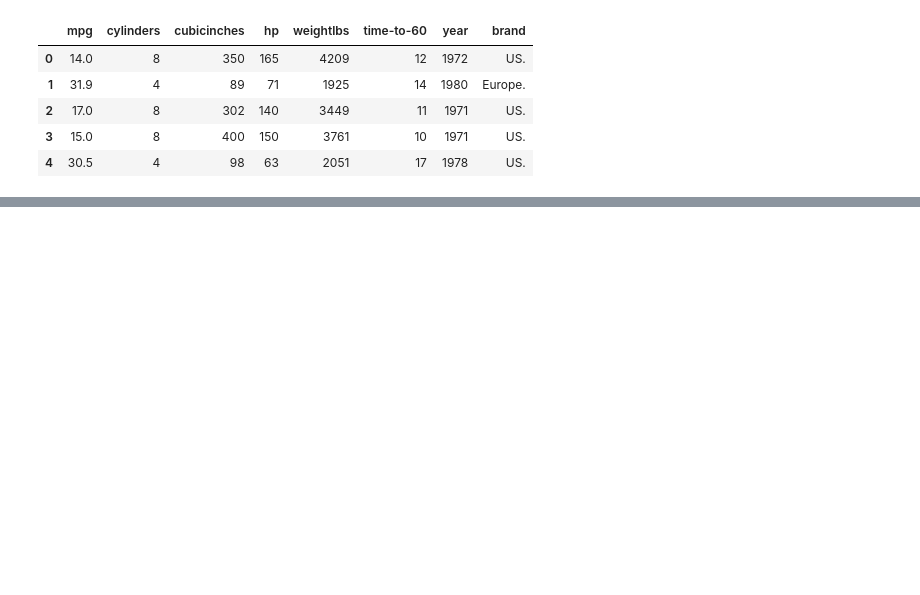
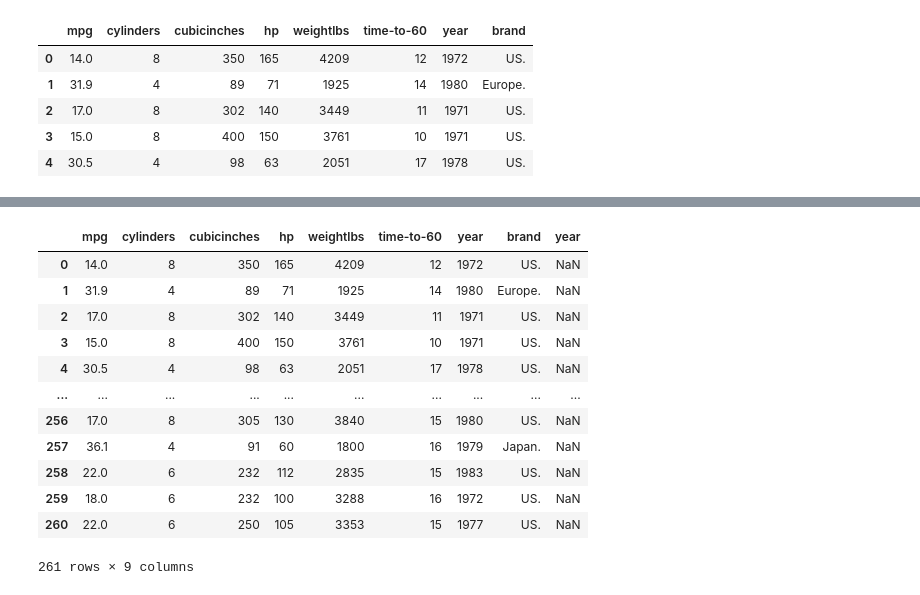
Before and after one commit to baxronovferuz1/DataScience_Np, a Jupyter notebook: Numpy_Pandas_practice.ipynb, the cells around one changed output, grey strips where cells are left out. Drawn from its saved outputs; the diff is of its cells as text; code cells hidden in the pictures; blank space fills up the shorter version.

```diff
--- a/Numpy_Pandas_practice.ipynb
+++ b/Numpy_Pandas_practice.ipynb
@@ -1455,3 +1455,6 @@ df.head()
 | 2 | 17.0 | 8 | 302 | 140 | 3449 | 11 | 1971 | US. |
 | 3 | 15.0 | 8 | 400 | 150 | 3761 | 10 | 1971 | US. |
 | 4 | 30.5 | 4 | 98 | 63 | 2051 | 17 | 1978 | US. |
+# %%
+df.loc[2, "year"]=np.nan
+df.head()
@@ -1457,0 +1468,18 @@ df.head()
+# %%
+df.drop("hp weightlbs", axis="columns", inplace=True)
+# %%
+df
+# %% [output]
+|  | mpg | cylinders | cubicinches | hp | weightlbs | time-to-60 | year | brand | year |
+| 0 | 14.0 | 8 | 350 | 165 | 4209 | 12 | 1972 | US. | NaN |
+| 1 | 31.9 | 4 | 89 | 71 | 1925 | 14 | 1980 | Europe. | NaN |
+| 2 | 17.0 | 8 | 302 | 140 | 3449 | 11 | 1971 | US. | NaN |
+| 3 | 15.0 | 8 | 400 | 150 | 3761 | 10 | 1971 | US. | NaN |
+| 4 | 30.5 | 4 | 98 | 63 | 2051 | 17 | 1978 | US. | NaN |
+| ... | ... | ... | ... | ... | ... | ... | ... | ... | ... |
+| 256 | 17.0 | 8 | 305 | 130 | 3840 | 15 | 1980 | US. | NaN |
+| 257 | 36.1 | 4 | 91 | 60 | 1800 | 16 | 1979 | Japan. | NaN |
+| 258 | 22.0 | 6 | 232 | 112 | 2835 | 15 | 1983 | US. | NaN |
+| 259 | 18.0 | 6 | 232 | 100 | 3288 | 16 | 1972 | US. | NaN |
+| 260 | 22.0 | 6 | 250 | 105 | 3353 | 15 | 1977 | US. | NaN |
+261 rows × 9 columns
```
Also changed, not shown: parts of 21 cells of this notebook.
